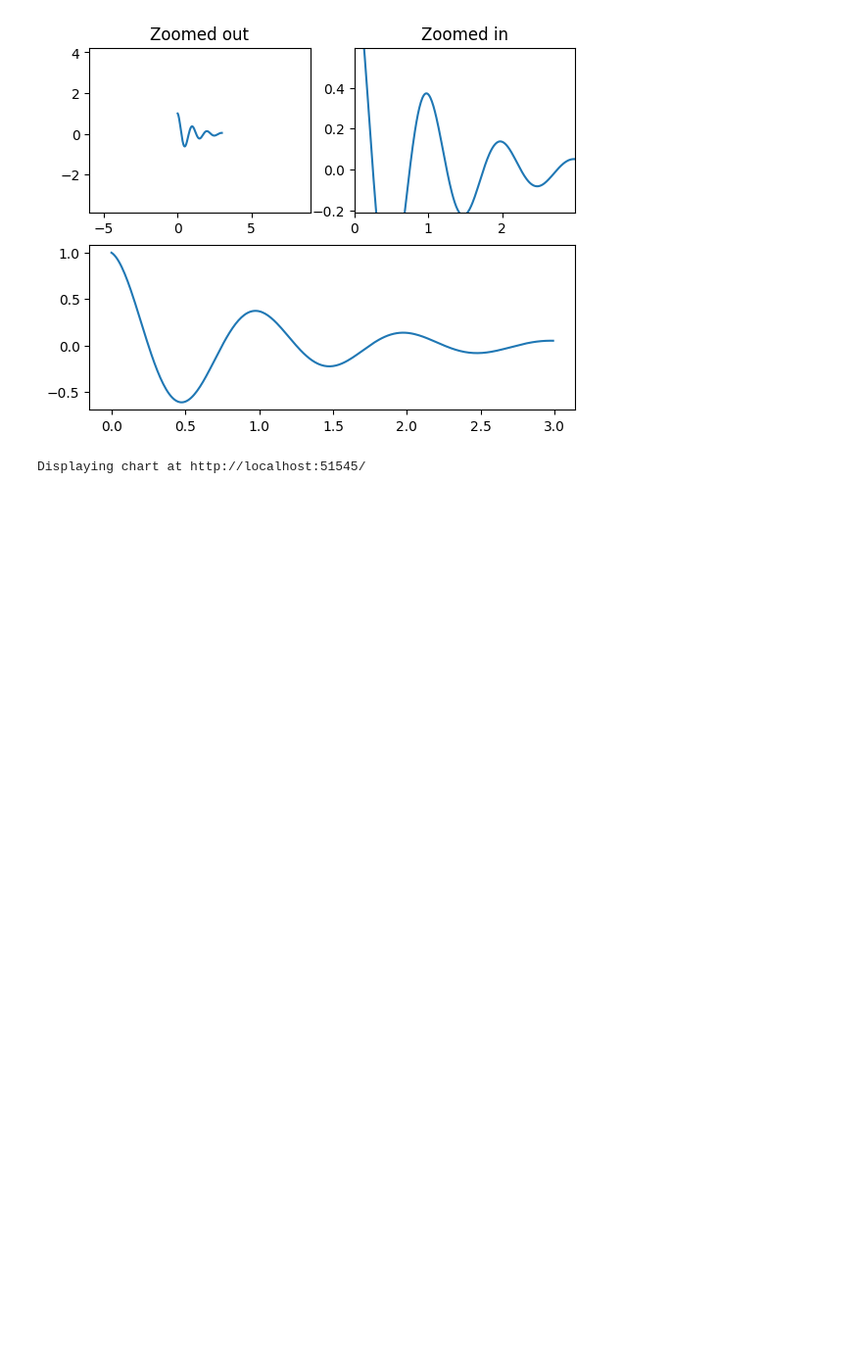
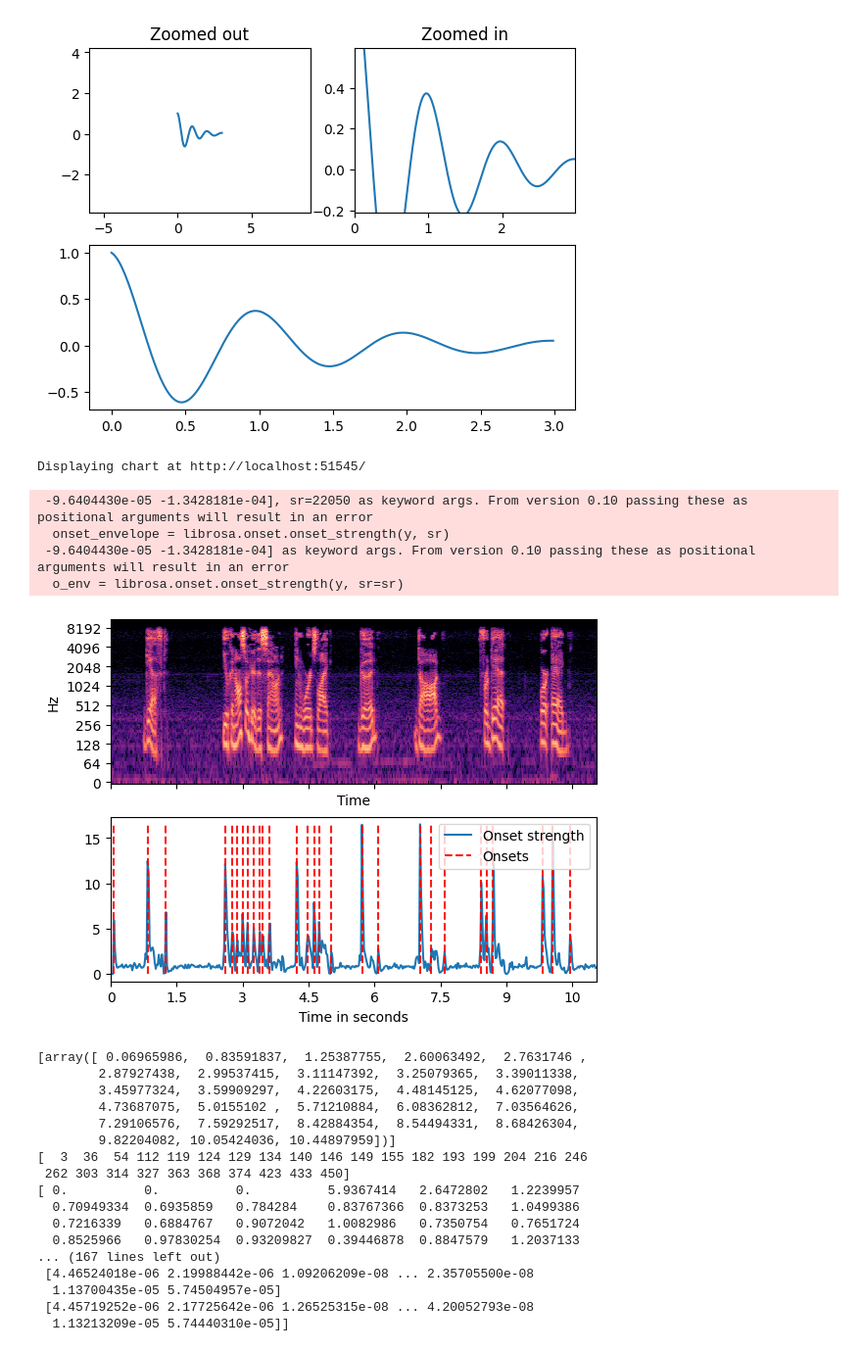
Before and after one commit to omaranwar21/Equalizer_pro, a Jupyter notebook: o_note.ipynb, the cells around one changed output. Shown: that part at 98% size. Cells and saved outputs as stored; diff of their text form; code cells hidden in the pictures; blank space fills up the shorter version.

Commit message:
plotting

```diff
--- a/o_note.ipynb
+++ b/o_note.ipynb
@@ -53,3 +53,65 @@ altair_viewer.display(base)
 # base
 # %% [output]
 Displaying chart at http://localhost:51545/
+# %%
+import librosa
+import librosa.display
+import numpy as np
+import matplotlib.pyplot as plt
+import IPython.display as ipd
+
+y, sr = librosa.load("g_sentence.wav")
+
+onset_envelope = librosa.onset.onset_strength(y, sr)
+onsets = librosa.onset.onset_detect(onset_envelope=onset_envelope)
+
+librosa.onset.onset_detect(y=y, sr=sr, units='time')
+
+D = np.abs(librosa.stft(y))
+fig, ax = plt.subplots(nrows=2, sharex=True)
+librosa.display.specshow(librosa.amplitude_to_db(D, ref=np.max), x_axis='time', y_axis='log', ax=ax[0])
+
+o_env = librosa.onset.onset_strength(y, sr=sr)
+times = librosa.times_like(o_env, sr=sr)
+onset_frames = librosa.onset.onset_detect(onset_envelope=o_env, sr=sr)
+
+
+ax[1].plot(times, o_env, label='Onset strength')
+ax[1].vlines(times[onset_frames], 0, o_env.max(), color='r', alpha=0.9,
+           linestyle='--', label='Onsets')
+
+ax[1].legend()
+plt.xlabel("Time in seconds")
+plt.show()
+new_note_times = [times[onset_frames]]          # a list of the exact time a new note is being played
+print(new_note_times)
+print(onset_frames)
+print(onset_envelope)
+print(onsets)
+print(o_env)
+print(D)
+# print(D[4*sr])
+ipd.Audio(y,rate=sr)
+# %% [output]
+ -9.6404430e-05 -1.3428181e-04], sr=22050 as keyword args. From version 0.10 passing these as positional arguments will result in an error
+  onset_envelope = librosa.onset.onset_strength(y, sr)
+ -9.6404430e-05 -1.3428181e-04] as keyword args. From version 0.10 passing these as positional arguments will result in an error
+  o_env = librosa.onset.onset_strength(y, sr=sr)
+[figure, added]
+[array([ 0.06965986,  0.83591837,  1.25387755,  2.60063492,  2.7631746 ,
+        2.87927438,  2.99537415,  3.11147392,  3.25079365,  3.39011338,
+        3.45977324,  3.59909297,  4.22603175,  4.48145125,  4.62077098,
+        4.73687075,  5.0155102 ,  5.71210884,  6.08362812,  7.03564626,
+        7.29106576,  7.59292517,  8.42884354,  8.54494331,  8.68426304,
+        9.82204082, 10.05424036, 10.44897959])]
+[  3  36  54 112 119 124 129 134 140 146 149 155 182 193 199 204 216 246
+ 262 303 314 327 363 368 374 423 433 450]
+[ 0.          0.          0.          5.9367414   2.6472802   1.2239957
+  0.70949334  0.6935859   0.784284    0.83767366  0.8373253   1.0499386
+  0.7216339   0.6884767   0.9072042   1.0082986   0.7350754   0.7651724
+  0.8525966   0.97830254  0.93209827  0.39446878  0.8847579   1.2037133
+... (167 lines left out)
+ [4.46524018e-06 2.19988442e-06 1.09206209e-08 ... 2.35705500e-08
+  1.13700435e-05 5.74504957e-05]
+ [4.45719252e-06 2.17725642e-06 1.26525315e-08 ... 4.20052793e-08
+  1.13213209e-05 5.74440310e-05]]
```
Also changed, not shown: parts of 1 cell of this notebook, 6 other files.
